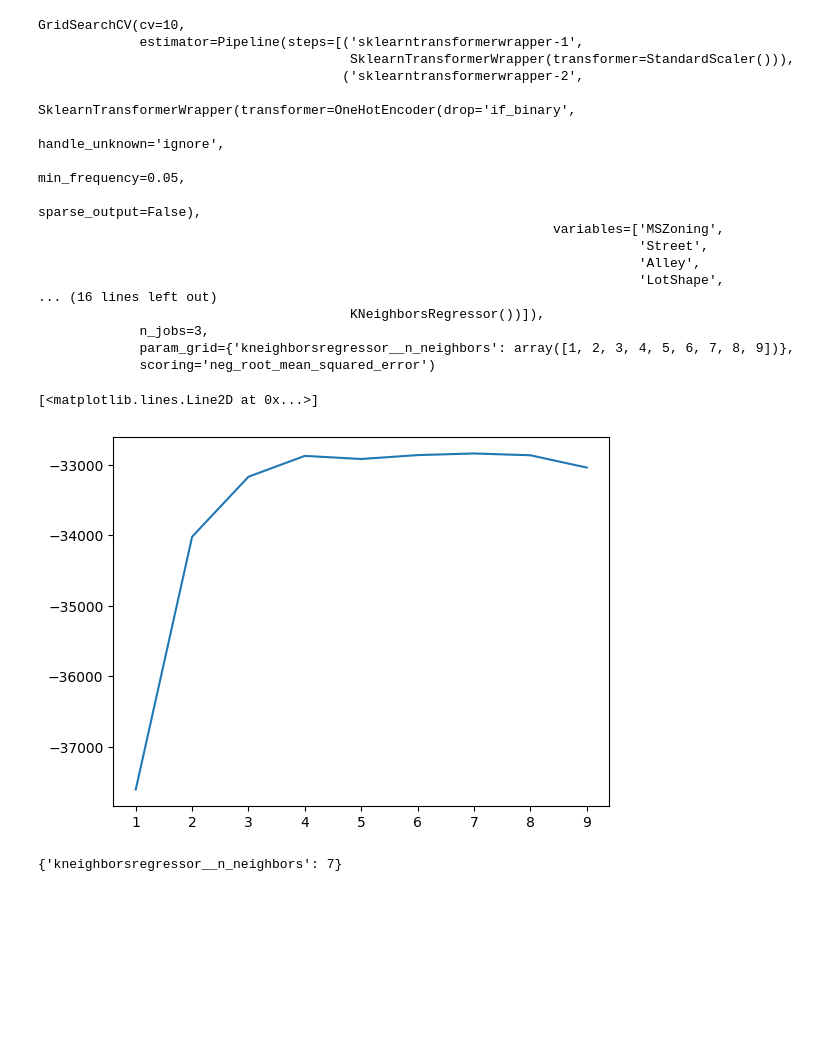
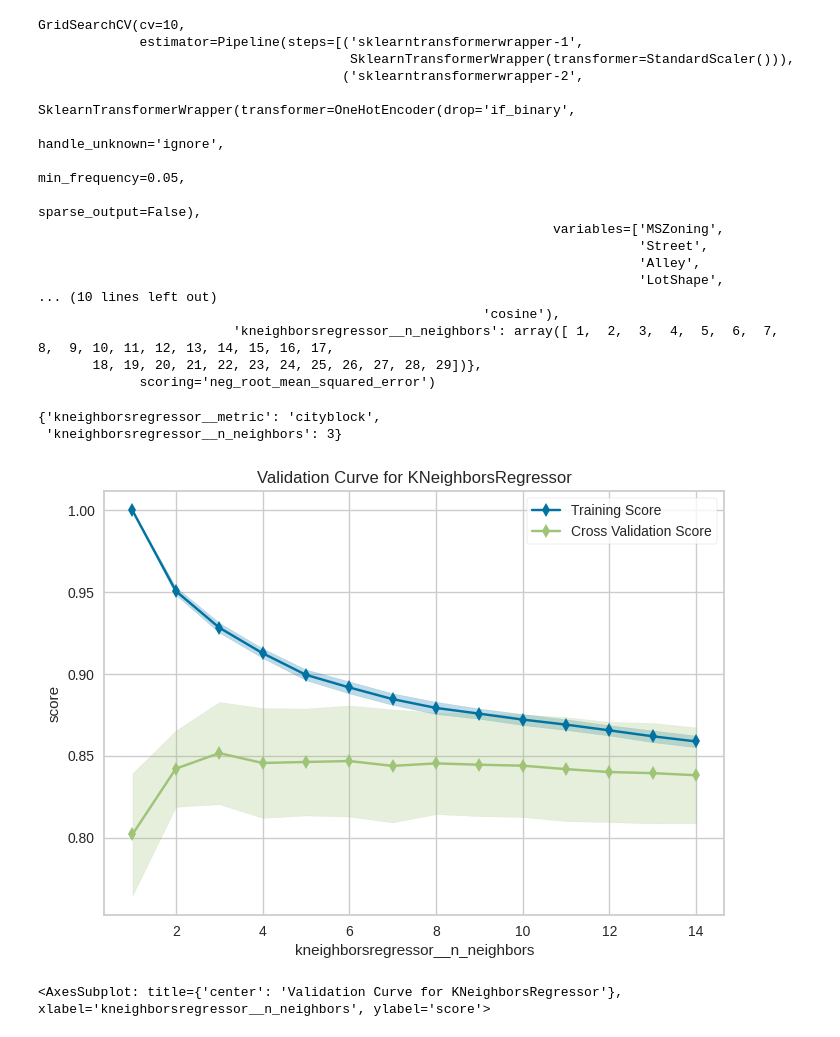
Before and after one commit to blakeb211/ames-housing, a Jupyter notebook: model_knn.ipynb, the cells around one changed output. Cells and saved outputs as stored; diff of their text form; code cells hidden in the pictures; blank space fills up the shorter version.

```diff
--- a/model_knn.ipynb
+++ b/model_knn.ipynb
@@ -61,9 +14,11 @@ Name: SalePrice, dtype: Float64
+# %%
+X_train, X_test, y_train, y_test = make_train_test()
 # %%
-categoric_cols = clean.select_dtypes(include=object).columns.tolist()
+categoric_cols = X_train.select_dtypes(include=object).columns.tolist()
 std_scaler = SklearnTransformerWrapper(transformer=StandardScaler())
 OH_encoder = SklearnTransformerWrapper(transformer=OneHotEncoder(sparse_output=False, drop='if_binary',min_frequency=0.05,handle_unknown='ignore'), variables=categoric_cols)
 pipe = make_pipeline(std_scaler,OH_encoder,KNeighborsRegressor())
-gs = GridSearchCV(n_jobs=3, estimator=pipe, cv=10,scoring='neg_root_mean_squared_error',param_grid={'kneighborsregressor__n_neighbors':np.arange(1,10)})
+gs = GridSearchCV(n_jobs=3, estimator=pipe, cv=10,scoring='neg_root_mean_squared_error',param_grid={'kneighborsregressor__n_neighbors':np.arange(1,30), 'kneighborsregressor__metric': ('minkowski','cityblock','cosine')})
 # %%
 gs.fit(X=X_train,y=y_train)
 # %% [output]
@@ -79,18 +34,24 @@ GridSearchCV(cv=10,
                                                                              'Street',
                                                                              'Alley',
                                                                              'LotShape',
-... (16 lines left out)
-                                        KNeighborsRegressor())]),
-             n_jobs=3,
-             param_grid={'kneighborsregressor__n_neighbors': array([1, 2, 3, 4, 5, 6, 7, 8, 9])},
+... (10 lines left out)
+                                                         'cosine'),
+                         'kneighborsregressor__n_neighbors': array([ 1,  2,  3,  4,  5,  6,  7,  8,  9, 10, 11, 12, 13, 14, 15, 16, 17,
+       18, 19, 20, 21, 22, 23, 24, 25, 26, 27, 28, 29])},
              scoring='neg_root_mean_squared_error')
-# %%
-import matplotlib.pyplot as plt
-plt.plot(gs.cv_results_['param_kneighborsregressor__n_neighbors'].data.tolist(), gs.cv_results_['mean_test_score'])
-# %% [output]
-[<matplotlib.lines.Line2D at 0x...>]
-[figure, removed]
 # %%
 gs.best_params_
 # %% [output]
-{'kneighborsregressor__n_neighbors': 7}
+{'kneighborsregressor__metric': 'cityblock',
+ 'kneighborsregressor__n_neighbors': 3}
+# %%
+pipe_validation = make_pipeline(std_scaler,OH_encoder,KNeighborsRegressor(metric='cityblock'))
+viz = ValidationCurve(
+    pipe_validation, cv=10, param_name='kneighborsregressor__n_neighbors', param_range = np.arange(1,15)
+)
+# Fit and show the visualizer
+viz.fit(X_train, y_train)
+viz.show()
+# %% [output]
+[figure, added]
+<AxesSubplot: title={'center': 'Validation Curve for KNeighborsRegressor'}, xlabel='kneighborsregressor__n_neighbors', ylabel='score'>
```
Also changed, not shown: parts of 8 cells of this notebook, 3 other files.
